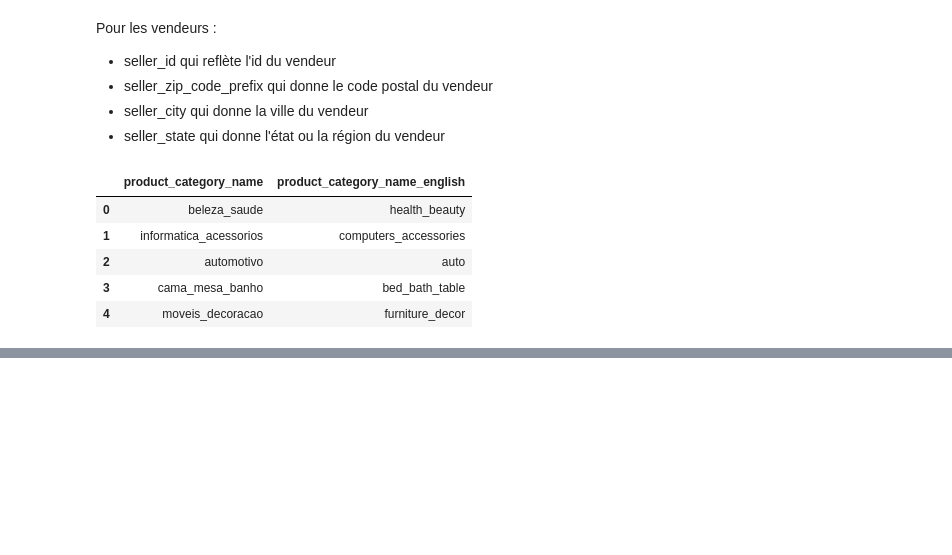
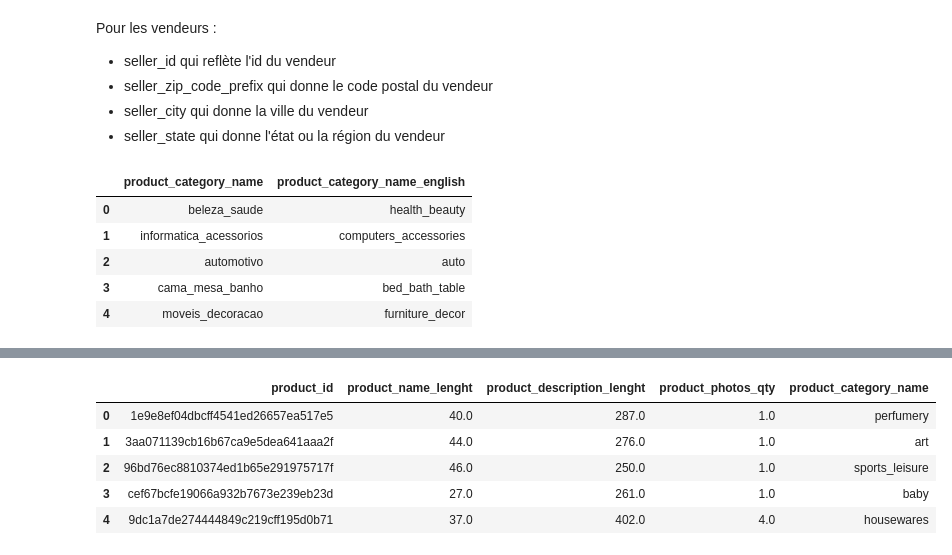
Before and after one commit to laildfz/P4_machine_learning, a Jupyter notebook: desfossez_rayan_notebook_clean_112022.ipynb, the cells around one changed output, grey strips where cells are left out. Saved outputs shown, nothing was run; the diff lists cells and outputs as text; code cells hidden in the pictures; blank space fills up the shorter version.

```diff
--- a/desfossez_rayan_notebook_clean_112022.ipynb
+++ b/desfossez_rayan_notebook_clean_112022.ipynb
@@ -206,0 +216,16 @@ Pour les catégories de produit :
+# %%
+products = pd.merge(products, product_category_name,  how="left", on="product_category_name")
+
+features = ["product_category_name", "product_weight_g", "product_length_cm", "product_height_cm", "product_width_cm"]
+
+products.drop(features, axis=1, inplace=True)
+products = products.rename(columns={"product_category_name_english": "product_category_name"})
+
+products.head()
+# %% [output]
+|  | product_id | product_name_lenght | product_description_lenght | product_photos_qty | product_category_name |
+| 0 | 1e9e8ef04dbcff4541ed26657ea517e5 | 40.0 | 287.0 | 1.0 | perfumery |
+| 1 | 3aa071139cb16b67ca9e5dea641aaa2f | 44.0 | 276.0 | 1.0 | art |
+| 2 | 96bd76ec8810374ed1b65e291975717f | 46.0 | 250.0 | 1.0 | sports_leisure |
+| 3 | cef67bcfe19066a932b7673e239eb23d | 27.0 | 261.0 | 1.0 | baby |
+| 4 | 9dc1a7de274444849c219cff195d0b71 | 37.0 | 402.0 | 4.0 | housewares |
```
Also changed, not shown: parts of 12 cells of this notebook.
